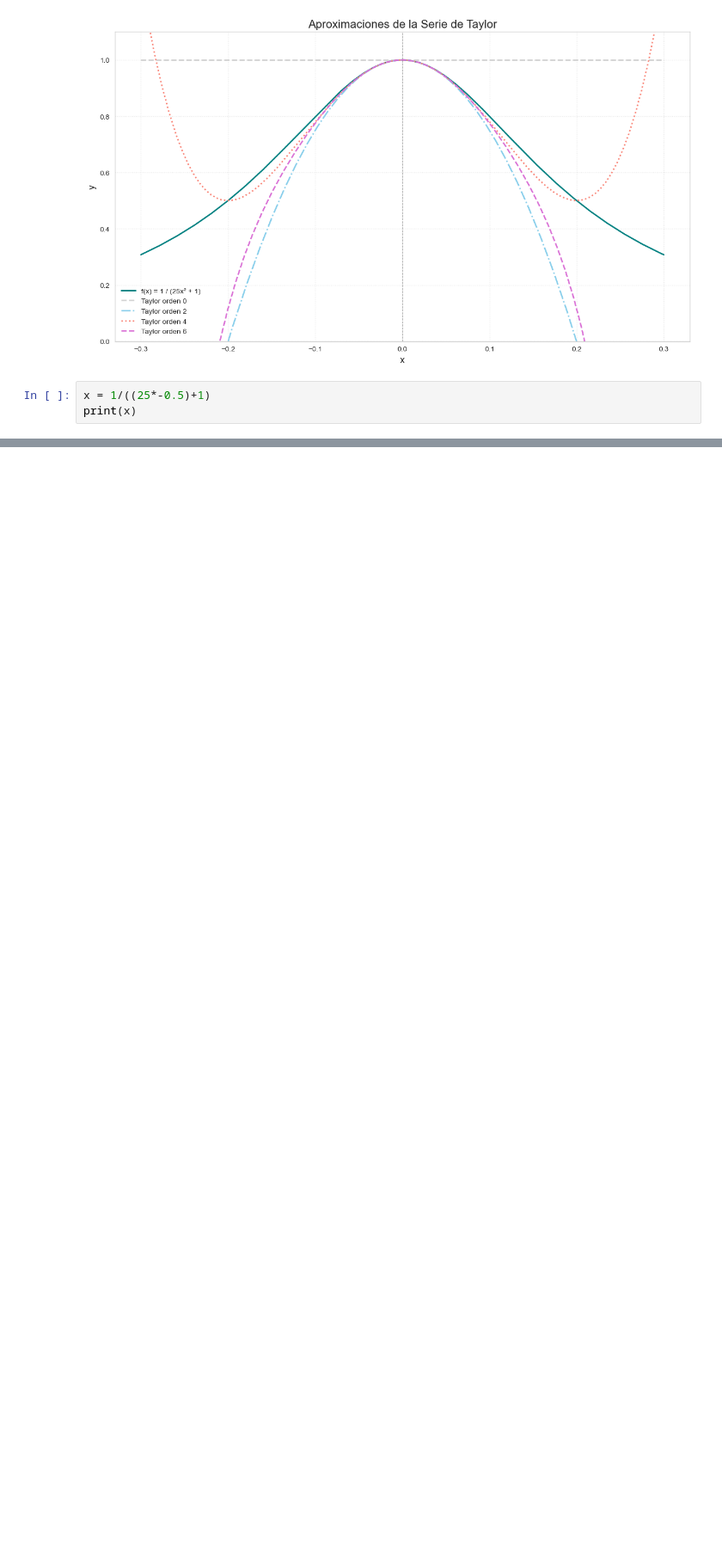
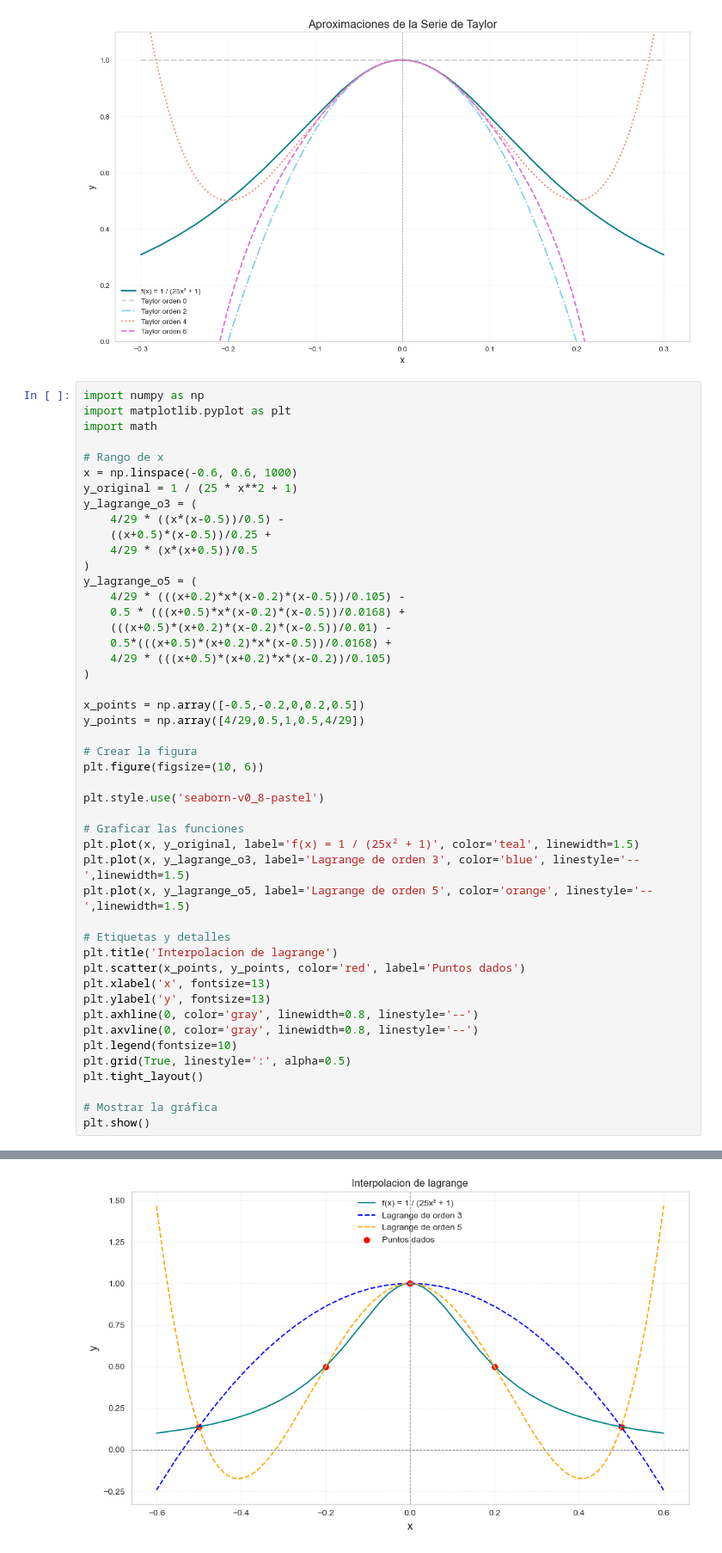
Before and after one commit to DaniMF05/CALCULOS_TAREAS, a Jupyter notebook: TAREA6_CALCULOS.ipynb, the cells around one changed output, grey strips where cells are left out. Shown at 86% size. Cells and saved outputs as stored; diff of their text form; blank space fills up the shorter version.

```diff
--- a/TAREA6_CALCULOS.ipynb
+++ b/TAREA6_CALCULOS.ipynb
@@ -46,6 +46,50 @@ plt.show()
 # %% [output]
 [figure]
 # %%
-x = 1/((25*-0.5)+1)
-print(x)
+import numpy as np
+import matplotlib.pyplot as plt
+import math
+
+# Rango de x
+x = np.linspace(-0.6, 0.6, 1000)
+y_original = 1 / (25 * x**2 + 1)
+y_lagrange_o3 = (
+    4/29 * ((x*(x-0.5))/0.5) -
+    ((x+0.5)*(x-0.5))/0.25 +
+    4/29 * (x*(x+0.5))/0.5
+)
+y_lagrange_o5 = (
+    4/29 * (((x+0.2)*x*(x-0.2)*(x-0.5))/0.105) -
+    0.5 * (((x+0.5)*x*(x-0.2)*(x-0.5))/0.0168) +
+    (((x+0.5)*(x+0.2)*(x-0.2)*(x-0.5))/0.01) -
+    0.5*(((x+0.5)*(x+0.2)*x*(x-0.5))/0.0168) +
+    4/29 * (((x+0.5)*(x+0.2)*x*(x-0.2))/0.105)
+)
+
+x_points = np.array([-0.5,-0.2,0,0.2,0.5])
+y_points = np.array([4/29,0.5,1,0.5,4/29])
+
+# Crear la figura
+plt.figure(figsize=(10, 6))
+
+plt.style.use('seaborn-v0_8-pastel')
+
+# Graficar las funciones
+plt.plot(x, y_original, label='f(x) = 1 / (25x² + 1)', color='teal', linewidth=1.5)
+plt.plot(x, y_lagrange_o3, label='Lagrange de orden 3', color='blue', linestyle='--',linewidth=1.5)
+plt.plot(x, y_lagrange_o5, label='Lagrange de orden 5', color='orange', linestyle='--',linewidth=1.5)
+
+# Etiquetas y detalles
+plt.title('Interpolacion de lagrange')
+plt.scatter(x_points, y_points, color='red', label='Puntos dados')
+plt.xlabel('x', fontsize=13)
+plt.ylabel('y', fontsize=13)
+plt.axhline(0, color='gray', linewidth=0.8, linestyle='--')
+plt.axvline(0, color='gray', linewidth=0.8, linestyle='--')
+plt.legend(fontsize=10)
+plt.grid(True, linestyle=':', alpha=0.5)
+plt.tight_layout()
+
+# Mostrar la gráfica
+plt.show()
 # %% [output]
@@ -52,0 +96 @@ print(x)
+[figure, added]
```
Also changed, not shown: parts of 1 cell of this notebook.
